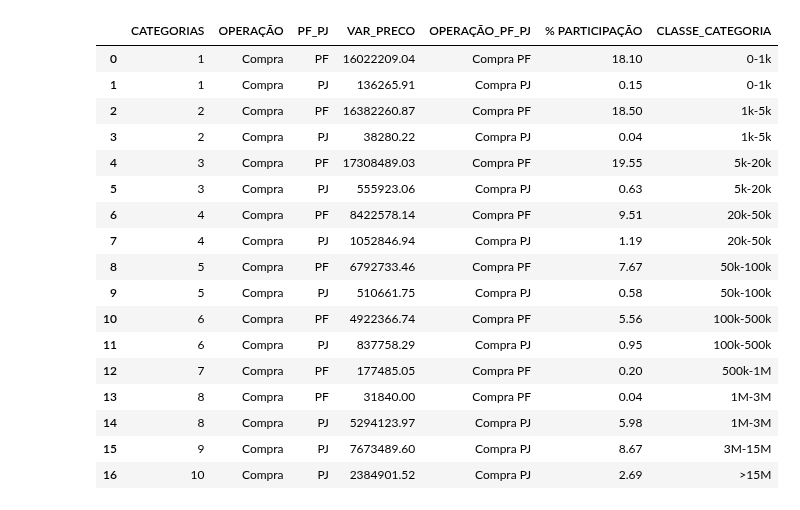
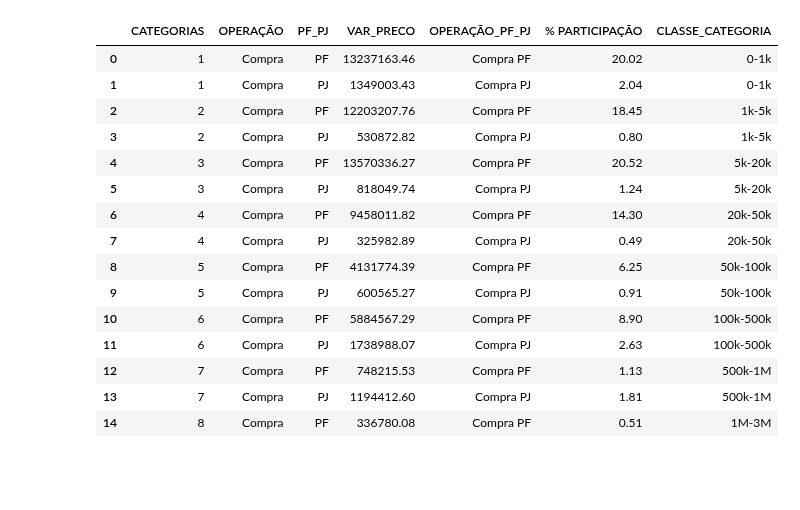
Before and after one commit to LucasFranco-guardian/Relat-rios-Passivo, a Jupyter notebook: MonthXWeek_GARE.ipynb, the cells around one changed output. Drawn from its saved outputs; the diff is of its cells as text; code cells hidden in the pictures; blank space fills up the shorter version.

```diff
--- a/MonthXWeek_GARE.ipynb
+++ b/MonthXWeek_GARE.ipynb
@@ -12,7 +12,7 @@ import openpyxl
 import setuptools
 import pandas_datareader as pdr
 # %%
-dfMENSAL = pd.read_excel('BASE_MENSAL_GARE_ABR.xlsx')
+dfMENSAL = pd.read_excel('BASE_MENSAL_GARE_MAI.xlsx')
 dfCOMPRA = dfMENSAL.query('OPERAÇÃO == "Compra"')
 dfVENDA = dfMENSAL.query('OPERAÇÃO == "Venda"')
 
@@ -43,51 +43,49 @@ o total de compra é 99.99999999999999 e o total de venda é 100.00000000000001
 # %%
 plim = dfCOMPRA_final.groupby(by = ['CATEGORIAS', 'OPERAÇÃO', 'PF_PJ'])['VAR_PRECO'].sum().reset_index()
 
 plim.set_index('CATEGORIAS')
 
-plim['CATEGORIAS'] = plim['CATEGORIAS'].astype(str)
+plim['CATEGORIAS'] = plim['CATEGORIAS'].astype(int)
 
 plim['OPERAÇÃO_PF_PJ'] = plim['OPERAÇÃO'] + ' ' + plim['PF_PJ']
 
 plim['VAR_PRECO'] = np.where(plim['OPERAÇÃO_PF_PJ'] == "Venda PF",
                                                  plim['VAR_PRECO']* -1,
                                                  plim['VAR_PRECO'])
 
 plim['VAR_PRECO'] = np.where(plim['OPERAÇÃO_PF_PJ'] == "Venda PJ",
                                                  plim['VAR_PRECO']* -1,
                                                  plim['VAR_PRECO'])
 
 plim['% PARTICIPAÇÃO'] = ((plim['VAR_PRECO']/(total_compra))*100).round(2)
 
-mapeamento = {'1': '0-1k', '2':'1k-5k', '3':'5k-20k', '4':'20k-50k', '5':'50k-100k', '6':'100k-500k', '7':'500k-1M', '8':'1M-3M', '9':'3M-15M','10':'>15M'}
+plim['CATEGORIAS'] = plim['CATEGORIAS'].astype(int)
+
+mapeamento = {1: '0-1k', 2:'1k-5k', 3:'5k-20k', 4:'20k-50k', 5:'50k-100k', 6:'100k-500k', 7:'500k-1M', 8:'1M-3M', 9:'3M-15M',10:'>15M'}
 
 plim['CLASSE_CATEGORIA'] = plim['CATEGORIAS'].map(mapeamento)
-
-plim['CATEGORIAS'] = plim['CATEGORIAS'].astype(int)
 
 plim = plim.sort_values(by='CATEGORIAS')
 
 plim['VAR_PRECO'].astype(float)
 
 plim['VAR_PRECO'] = plim['VAR_PRECO'].round(2)
 
 plim
 # %% [output]
 |  | CATEGORIAS | OPERAÇÃO | PF_PJ | VAR_PRECO | OPERAÇÃO_PF_PJ | % PARTICIPAÇÃO | CLASSE_CATEGORIA |
-| 0 | 1 | Compra | PF | 16022209.04 | Compra PF | 18.10 | 0-1k |
-| 1 | 1 | Compra | PJ | 136265.91 | Compra PJ | 0.15 | 0-1k |
-| 2 | 2 | Compra | PF | 16382260.87 | Compra PF | 18.50 | 1k-5k |
-| 3 | 2 | Compra | PJ | 38280.22 | Compra PJ | 0.04 | 1k-5k |
-| 4 | 3 | Compra | PF | 17308489.03 | Compra PF | 19.55 | 5k-20k |
-| 5 | 3 | Compra | PJ | 555923.06 | Compra PJ | 0.63 | 5k-20k |
-| 6 | 4 | Compra | PF | 8422578.14 | Compra PF | 9.51 | 20k-50k |
-| 7 | 4 | Compra | PJ | 1052846.94 | Compra PJ | 1.19 | 20k-50k |
-| 8 | 5 | Compra | PF | 6792733.46 | Compra PF | 7.67 | 50k-100k |
-| 9 | 5 | Compra | PJ | 510661.75 | Compra PJ | 0.58 | 50k-100k |
-| 10 | 6 | Compra | PF | 4922366.74 | Compra PF | 5.56 | 100k-500k |
-| 11 | 6 | Compra | PJ | 837758.29 | Compra PJ | 0.95 | 100k-500k |
-| 12 | 7 | Compra | PF | 177485.05 | Compra PF | 0.20 | 500k-1M |
-| 13 | 8 | Compra | PF | 31840.00 | Compra PF | 0.04 | 1M-3M |
-| 14 | 8 | Compra | PJ | 5294123.97 | Compra PJ | 5.98 | 1M-3M |
-| 15 | 9 | Compra | PJ | 7673489.60 | Compra PJ | 8.67 | 3M-15M |
-| 16 | 10 | Compra | PJ | 2384901.52 | Compra PJ | 2.69 | >15M |
+| 0 | 1 | Compra | PF | 13237163.46 | Compra PF | 20.02 | 0-1k |
+| 1 | 1 | Compra | PJ | 1349003.43 | Compra PJ | 2.04 | 0-1k |
+| 2 | 2 | Compra | PF | 12203207.76 | Compra PF | 18.45 | 1k-5k |
+| 3 | 2 | Compra | PJ | 530872.82 | Compra PJ | 0.80 | 1k-5k |
+| 4 | 3 | Compra | PF | 13570336.27 | Compra PF | 20.52 | 5k-20k |
+| 5 | 3 | Compra | PJ | 818049.74 | Compra PJ | 1.24 | 5k-20k |
+| 6 | 4 | Compra | PF | 9458011.82 | Compra PF | 14.30 | 20k-50k |
+| 7 | 4 | Compra | PJ | 325982.89 | Compra PJ | 0.49 | 20k-50k |
+| 8 | 5 | Compra | PF | 4131774.39 | Compra PF | 6.25 | 50k-100k |
+| 9 | 5 | Compra | PJ | 600565.27 | Compra PJ | 0.91 | 50k-100k |
+| 10 | 6 | Compra | PF | 5884567.29 | Compra PF | 8.90 | 100k-500k |
+| 11 | 6 | Compra | PJ | 1738988.07 | Compra PJ | 2.63 | 100k-500k |
+| 12 | 7 | Compra | PF | 748215.53 | Compra PF | 1.13 | 500k-1M |
+| 13 | 7 | Compra | PJ | 1194412.60 | Compra PJ | 1.81 | 500k-1M |
+| 14 | 8 | Compra | PF | 336780.08 | Compra PF | 0.51 | 1M-3M |
```
Also changed, not shown: parts of 11 cells of this notebook, 5 other files.
